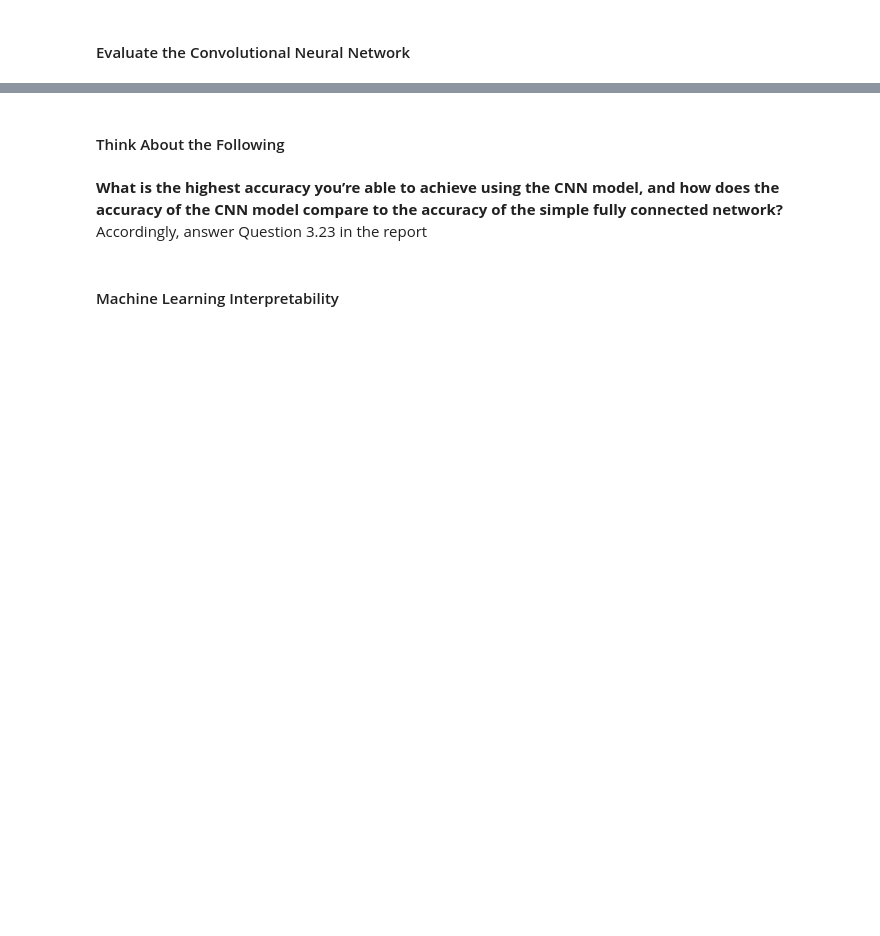
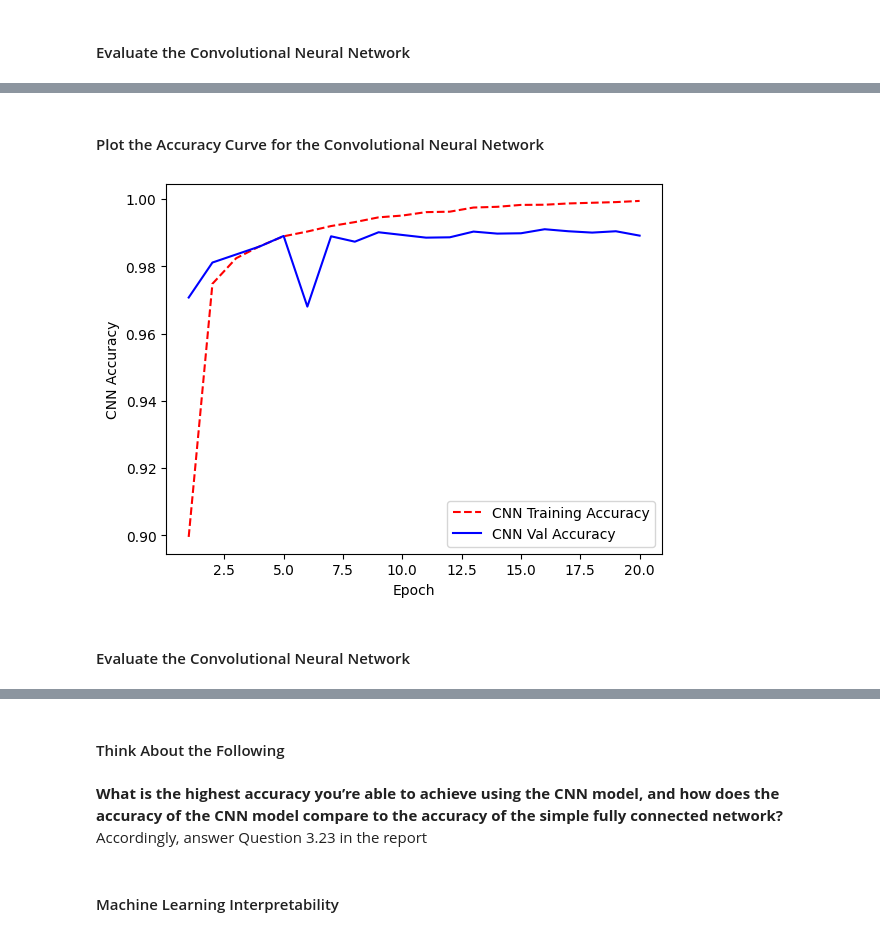
Before and after one commit to FaridaBey/Assignment, a Jupyter notebook: Labs/lab2/lab2.ipynb, the cells around one changed output, grey strips where cells are left out. Cells and saved outputs as stored; diff of their text form; code cells hidden in the pictures; blank space fills up the shorter version.

```diff
--- a/Labs/lab2/lab2.ipynb
+++ b/Labs/lab2/lab2.ipynb
@@ -1350,0 +1563,9 @@ print('Validation Accuracy:', val_acc)
+# %%
+cnn_model = build_cnn_model()
+
+'''TODO: Experiment with different optimizers and learning rates. How do these affect
+    the accuracy of the trained model? Which optimizers and/or learning rates yield
+    the best performance?'''
+cnn_model.compile(optimizer=tf.keras.optimizers.SGD(learning_rate=1e-1),
+              loss='sparse_categorical_crossentropy',
+              metrics=['accuracy'])
@@ -1350,0 +1601,5 @@ print('Validation Accuracy:', val_acc)
+# %%
+BATCH_SIZE = 64
+EPOCHS = 20
+
+cnn_hist = cnn_model.fit(train_images, train_labels, validation_data=(val_images, val_labels), batch_size=BATCH_SIZE, epochs=EPOCHS)
@@ -1350,0 +1624,22 @@ print('Validation Accuracy:', val_acc)
+# %% [markdown]
+#### Plot the Accuracy Curve for the Convolutional Neural Network
+# %%
+# Get training and validation accuracy histories
+training_acc = cnn_hist.history['accuracy']
+val_acc = cnn_hist.history['val_accuracy']
+
+# Create count of the number of epochs
+epoch_count = range(1, EPOCHS + 1)
+
+# Visualize accuracy history
+plt.figure()
+plt.plot(epoch_count, training_acc, 'r--')
+plt.plot(epoch_count, val_acc, 'b-')
+plt.legend(['CNN Training Accuracy', 'CNN Val Accuracy'])
+plt.xlabel('Epoch')
+plt.ylabel('CNN Accuracy')
+plt.show()
+# %% [output]
+[figure, added]
+# %% [markdown]
+#### Evaluate the Convolutional Neural Network
```
Also changed, not shown: parts of 46 cells of this notebook.
